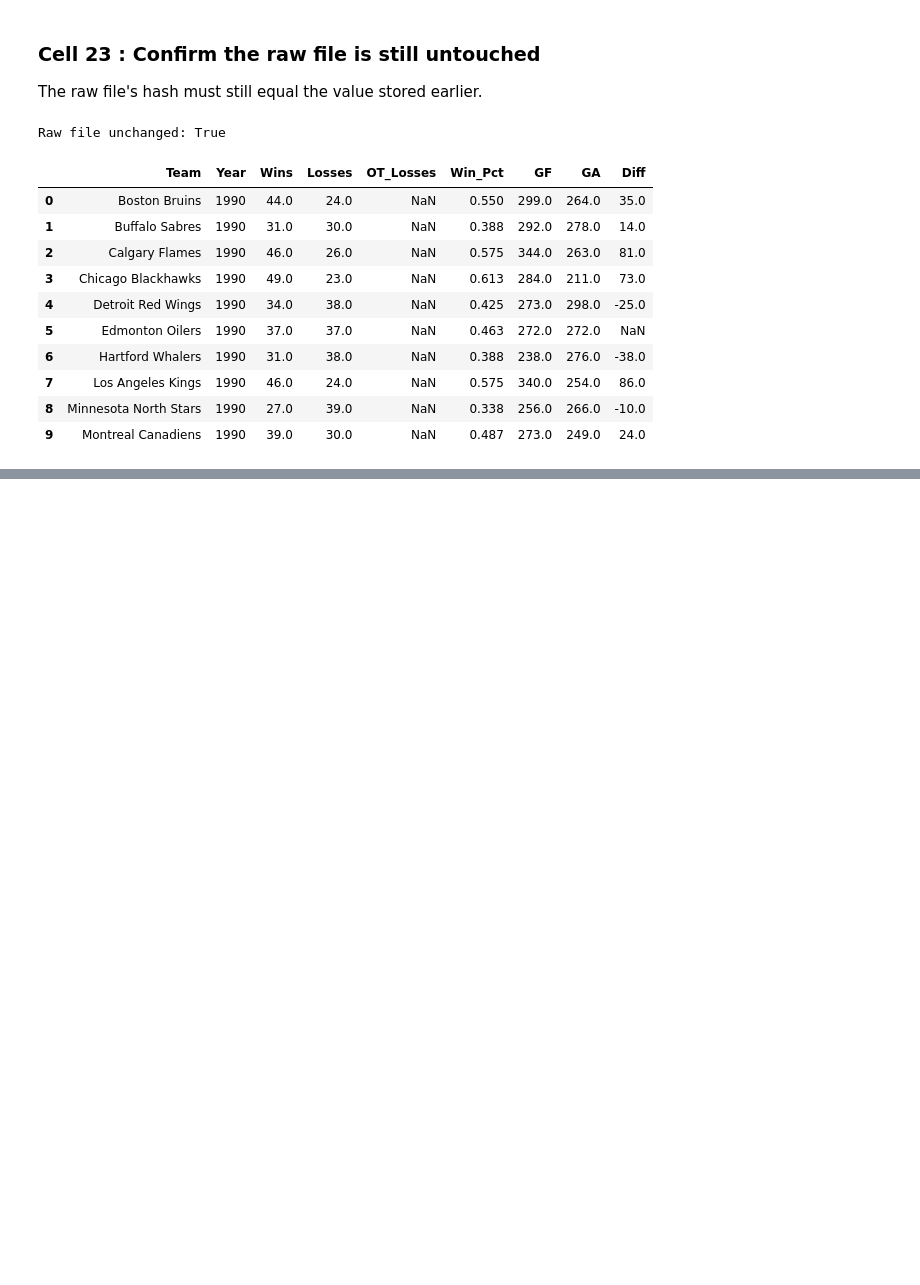
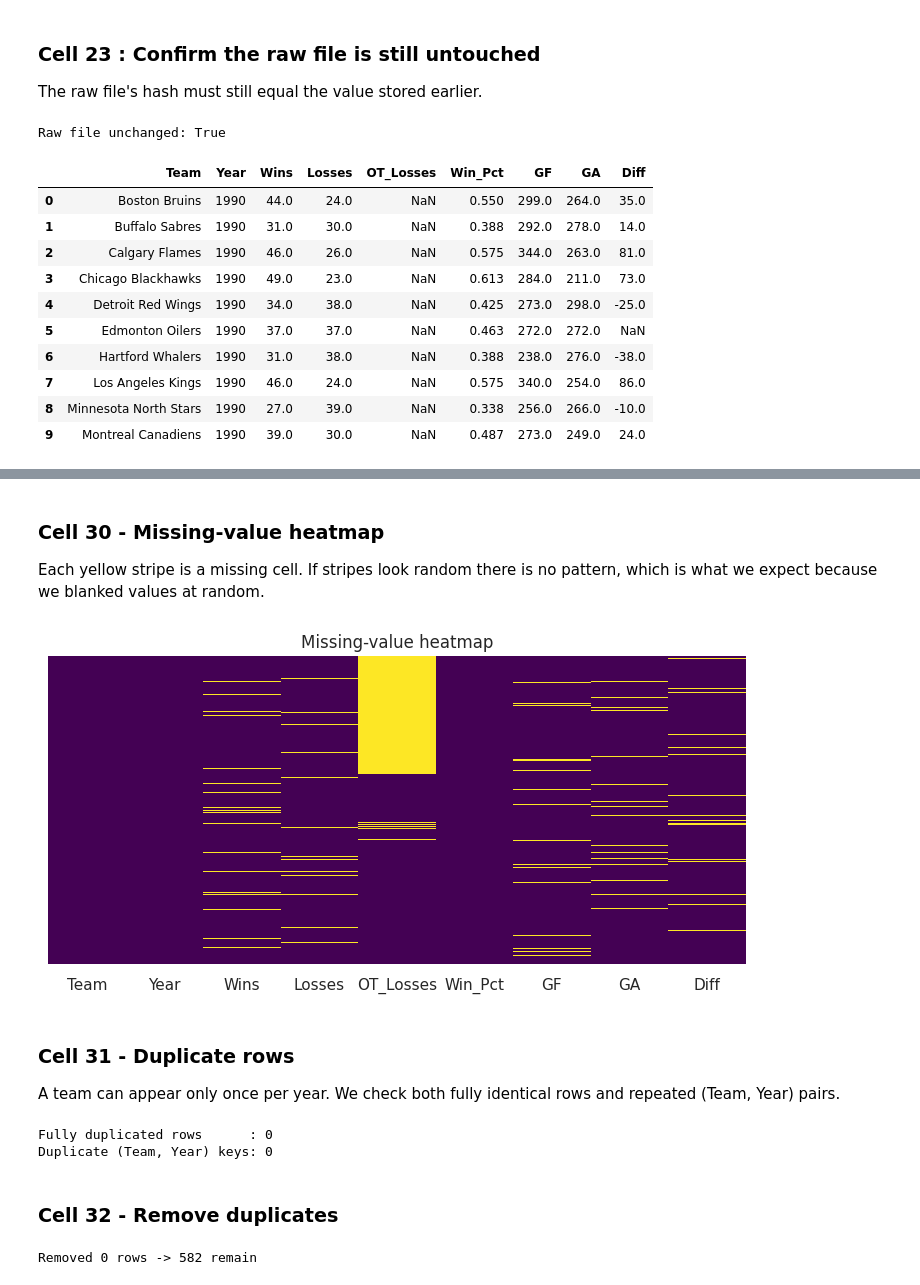
Before and after one commit to nadayali710-spec/Programming-For-AI-Project, a Jupyter notebook: Hockey_Project.ipynb, the cells around one changed output, grey strips where cells are left out. Saved outputs shown, nothing was run; the diff lists cells and outputs as text; code cells hidden in the pictures; blank space fills up the shorter version.

```diff
--- a/Hockey_Project.ipynb
+++ b/Hockey_Project.ipynb
@@ -430,0 +444,8 @@ Raw file unchanged: True
+# %%
+import numpy as np
+import pandas as pd
+import matplotlib.pyplot as plt
+import seaborn as sns
+
+sns.set_theme(style="whitegrid")
+pd.set_option("display.max_columns", 50)
@@ -430,0 +454,3 @@ Raw file unchanged: True
+# %%
+df = pd.read_csv("hockey_working_missing.csv")
+df.head()
@@ -430,0 +516,27 @@ Raw file unchanged: True
+# %% [markdown]
+### Cell 30 - Missing-value heatmap
+Each yellow stripe is a missing cell. If stripes look random there is no pattern, which is what we expect because we blanked values at random.
+# %%
+plt.figure(figsize=(9, 4))
+sns.heatmap(df.isna(), cbar=False, cmap="viridis", yticklabels=False)
+plt.title("Missing-value heatmap")
+plt.show()
+# %% [output]
+[figure, added]
+# %% [markdown]
+### Cell 31 - Duplicate rows
+A team can appear only once per year. We check both fully identical rows and repeated (Team, Year) pairs.
+# %%
+print("Fully duplicated rows      :", df.duplicated().sum())
+print("Duplicate (Team, Year) keys:", df.duplicated(subset=["Team", "Year"]).sum())
+# %% [output]
+Fully duplicated rows      : 0
+Duplicate (Team, Year) keys: 0
+# %% [markdown]
+### Cell 32 - Remove duplicates
+# %%
+before = len(df)
+df = df.drop_duplicates(subset=["Team", "Year"]).reset_index(drop=True)
+print(f"Removed {before - len(df)} rows -> {len(df)} remain")
+# %% [output]
+Removed 0 rows -> 582 remain
```
Also changed, not shown: parts of 51 cells of this notebook.
